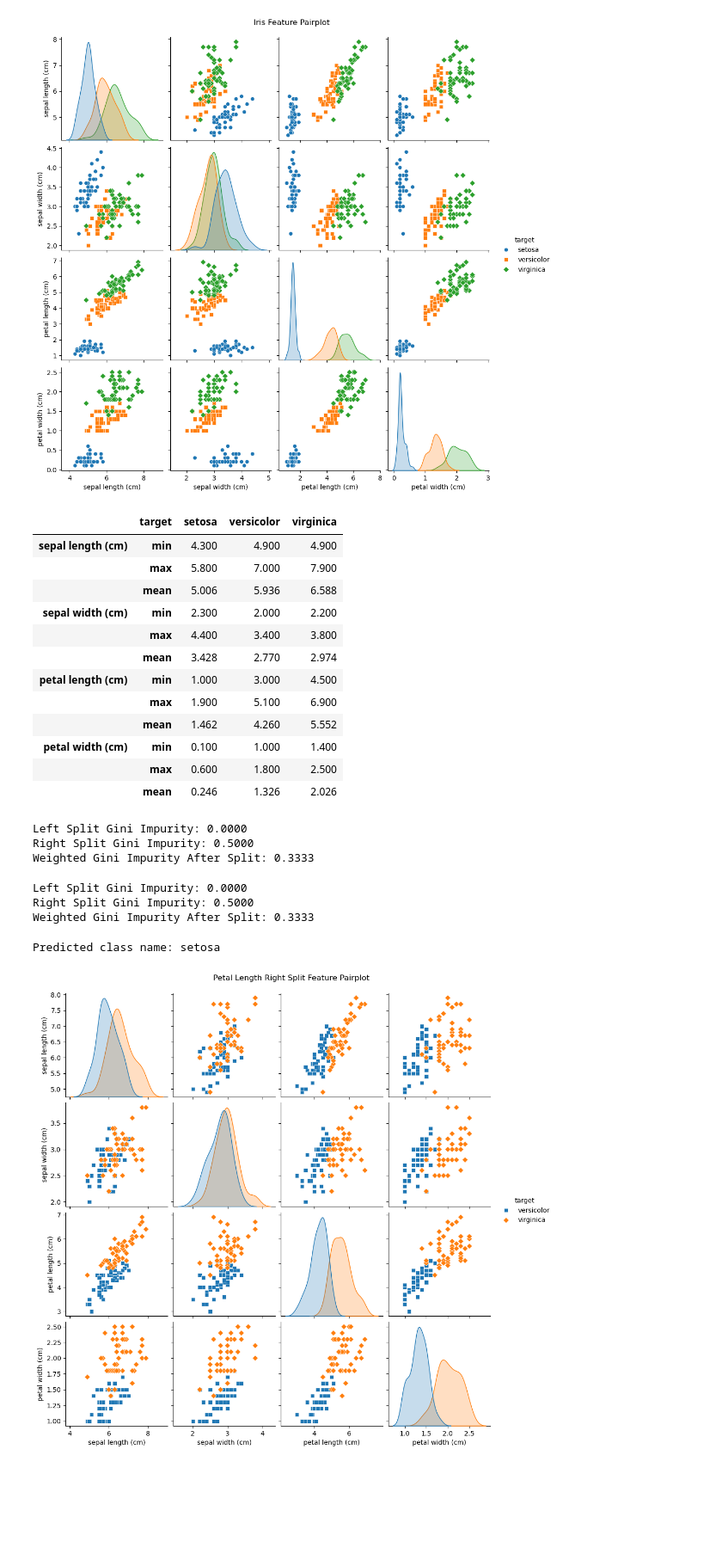
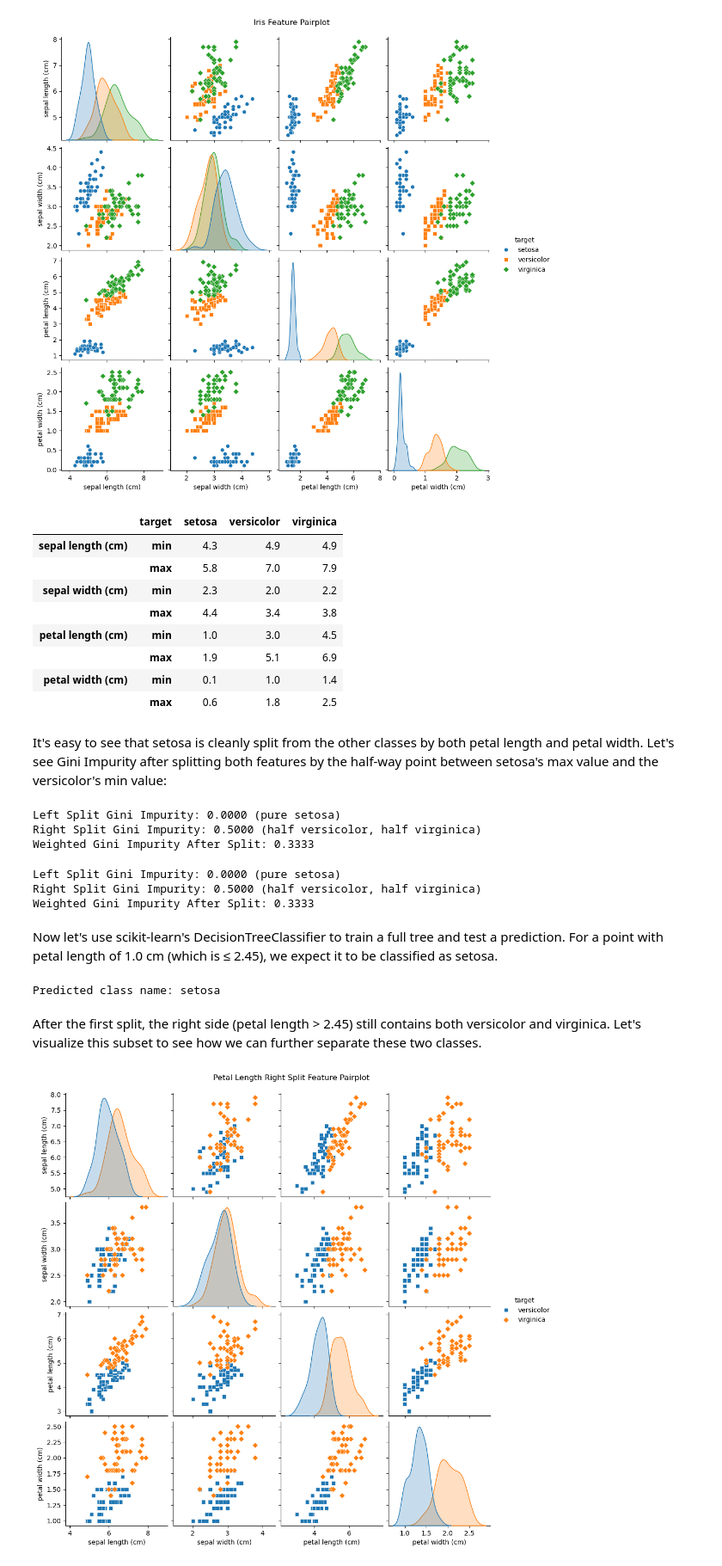
Before and after one commit to TarikAbouzied/ml-learning, a Jupyter notebook: decision_tree_classifier.ipynb, the cells around one changed output. Shown at 86% size. Cells and saved outputs as stored; diff of their text form; code cells hidden in the pictures; blank space fills up the shorter version.

Commit message:
add decision tree classifier text

```diff
--- a/decision_trees.ipynb
+++ b/decision_tree_classifier.ipynb
@@ -40,49 +60,49 @@ plt.show()
 # %% [output]
 [figure]
 # %%
-df.groupby('target').agg(['min','max','mean']).T
+df.groupby('target').agg(['min','max']).T
 # %% [output]
 |  | target | setosa | versicolor | virginica |
-| sepal length (cm) | min | 4.300 | 4.900 | 4.900 |
-|  | max | 5.800 | 7.000 | 7.900 |
-|  | mean | 5.006 | 5.936 | 6.588 |
-| sepal width (cm) | min | 2.300 | 2.000 | 2.200 |
-|  | max | 4.400 | 3.400 | 3.800 |
-|  | mean | 3.428 | 2.770 | 2.974 |
-| petal length (cm) | min | 1.000 | 3.000 | 4.500 |
-|  | max | 1.900 | 5.100 | 6.900 |
-|  | mean | 1.462 | 4.260 | 5.552 |
-| petal width (cm) | min | 0.100 | 1.000 | 1.400 |
-|  | max | 0.600 | 1.800 | 2.500 |
-|  | mean | 0.246 | 1.326 | 2.026 |
+| sepal length (cm) | min | 4.3 | 4.9 | 4.9 |
+|  | max | 5.8 | 7.0 | 7.9 |
+| sepal width (cm) | min | 2.3 | 2.0 | 2.2 |
+|  | max | 4.4 | 3.4 | 3.8 |
+| petal length (cm) | min | 1.0 | 3.0 | 4.5 |
+|  | max | 1.9 | 5.1 | 6.9 |
+| petal width (cm) | min | 0.1 | 1.0 | 1.4 |
+|  | max | 0.6 | 1.8 | 2.5 |
+# %% [markdown]
+It's easy to see that setosa is cleanly split from the other classes by both petal length and petal width. Let's see Gini Impurity after splitting both features by the half-way point between setosa's max value and the versicolor's min value:
 # %%
-# Split by petal length at 2.45 cm
+# Split by petal length at 2.45 cm (half-way between setosa max = 1.9 and versicolor min = 3.0)
 pl_split_value = 2.45
 pl_left_split = df[df['petal length (cm)'] <= pl_split_value]
 pl_right_split = df[df['petal length (cm)'] > pl_split_value]
 pl_left_impurity = gini_impurity(pl_left_split['target'])
 pl_right_impurity = gini_impurity(pl_right_split['target'])
-print(f'Left Split Gini Impurity: {pl_left_impurity:.4f}')
-print(f'Right Split Gini Impurity: {pl_right_impurity:.4f}')
+print(f'Left Split Gini Impurity: {pl_left_impurity:.4f} (pure setosa)')
+print(f'Right Split Gini Impurity: {pl_right_impurity:.4f} (half versicolor, half virginica)')
 print(f'Weighted Gini Impurity After Split: {((len(pl_left_split) * pl_left_impurity) + (len(pl_right_split) * pl_right_impurity)) / len(df):.4f}')
 # %% [output]
-Left Split Gini Impurity: 0.0000
-Right Split Gini Impurity: 0.5000
+Left Split Gini Impurity: 0.0000 (pure setosa)
+Right Split Gini Impurity: 0.5000 (half versicolor, half virginica)
 Weighted Gini Impurity After Split: 0.3333
 # %%
-# split by petal width at 0.8 cm
+# split by petal width at 0.8 cm (half-way between setosa max = 0.6 and versicolor min = 1.0)
 pw_split_value = 0.8
 pw_left_split = df[df['petal width (cm)'] <= pw_split_value]
 pw_right_split = df[df['petal width (cm)'] > pw_split_value]
 pw_left_impurity = gini_impurity(pw_left_split['target'])
 pw_right_impurity = gini_impurity(pw_right_split['target'])
-print(f'Left Split Gini Impurity: {pw_left_impurity:.4f}')
-print(f'Right Split Gini Impurity: {pw_right_impurity:.4f}')
+print(f'Left Split Gini Impurity: {pw_left_impurity:.4f} (pure setosa)')
+print(f'Right Split Gini Impurity: {pw_right_impurity:.4f} (half versicolor, half virginica)')
 print(f'Weighted Gini Impurity After Split: {((len(pw_left_split) * pw_left_impurity) + (len(pw_right_split) * pw_right_impurity)) / len(df):.4f}')
 # %% [output]
-Left Split Gini Impurity: 0.0000
-Right Split Gini Impurity: 0.5000
+Left Split Gini Impurity: 0.0000 (pure setosa)
+Right Split Gini Impurity: 0.5000 (half versicolor, half virginica)
 Weighted Gini Impurity After Split: 0.3333
+# %% [markdown]
+Now let's use scikit-learn's DecisionTreeClassifier to train a full tree and test a prediction. For a point with petal length of 1.0 cm (which is ≤ 2.45), we expect it to be classified as setosa.
 # %%
 # Test classification of petal length left split
 from sklearn.tree import DecisionTreeClassifier
@@ -105,6 +125,8 @@ prediction_proba = clf.predict_proba(test_point)
 print(f"Predicted class name: {iris.target_names[prediction[0]]}")
 # %% [output]
 Predicted class name: setosa
+# %% [markdown]
+After the first split, the right side (petal length > 2.45) still contains both versicolor and virginica. Let's visualize this subset to see how we can further separate these two classes.
 # %%
 sns.pairplot(pl_right_split, hue='target', markers=['s', 'D'])
 plt.suptitle('Petal Length Right Split Feature Pairplot', y=1.02)
```
Also changed, not shown: parts of 13 cells of this notebook, 1 other file.
